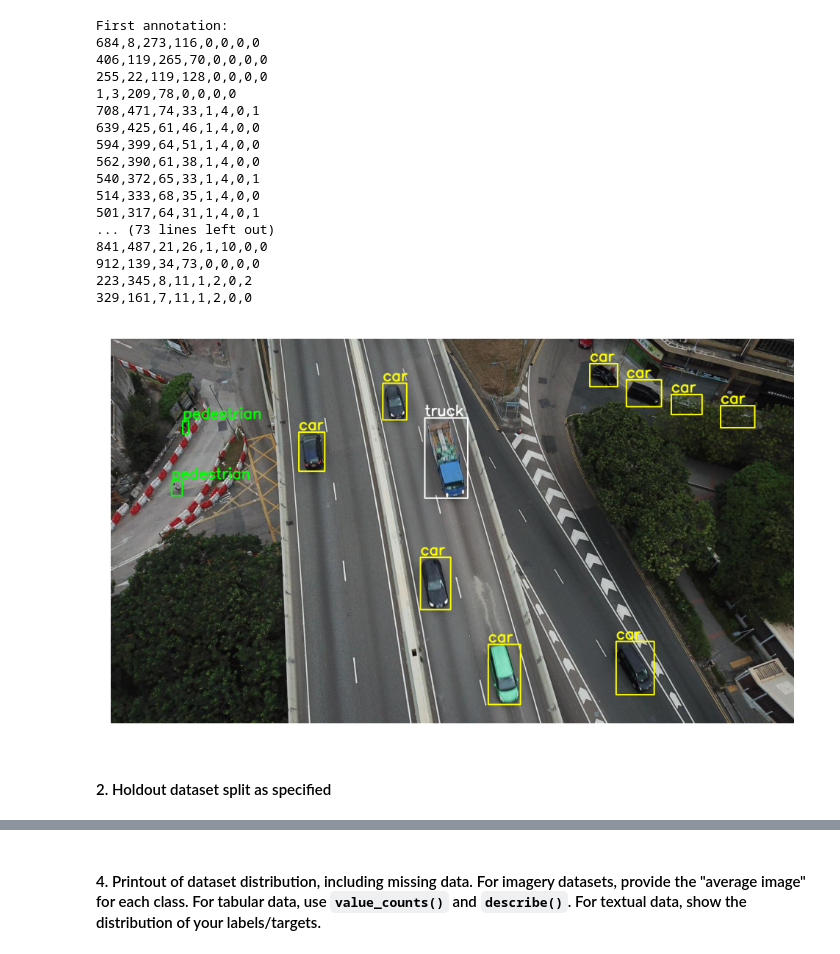
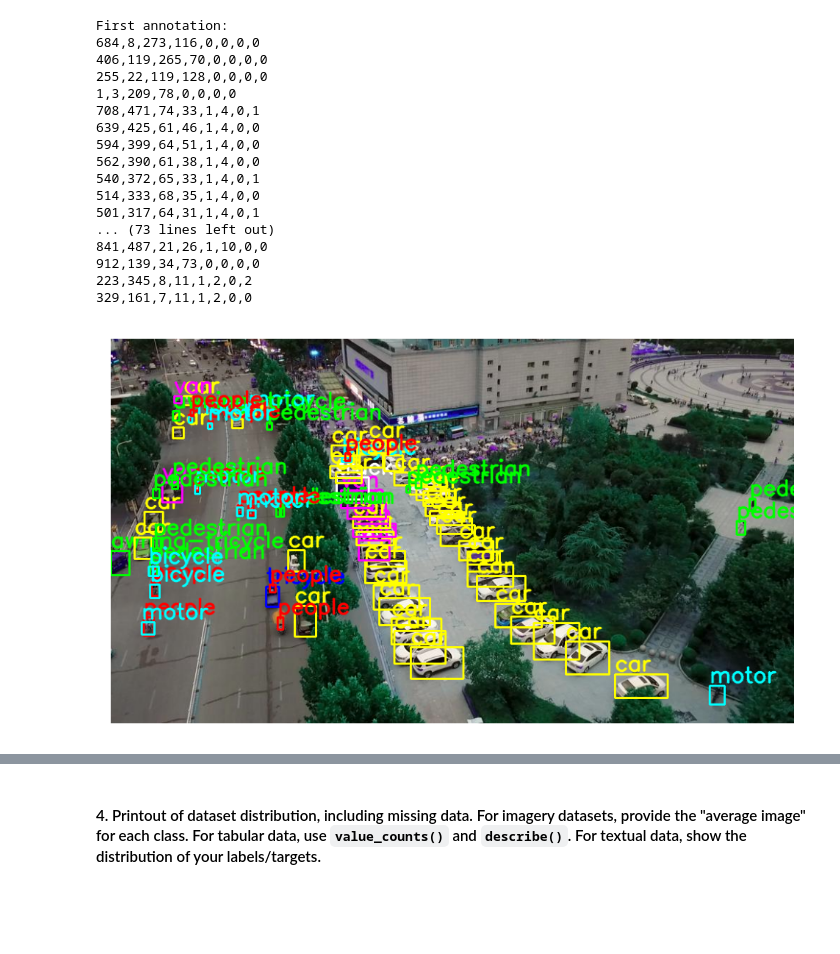
Before and after one commit to Division-Q/pytorch-retinanet, a Jupyter notebook: Part1/preprocess.ipynb, the cells around one changed output, grey strips where cells are left out. Drawn from its saved outputs; the diff is of its cells as text; code cells hidden in the pictures; blank space fills up the shorter version.

```diff
--- a/Part1/preprocess.ipynb
+++ b/Part1/preprocess.ipynb
@@ -68,3 +32,21 @@ from sklearn.model_selection import train_test_split
 
 # utils contains a bunch of functions I defined to help preprocess the data
 import utils
+
+
+dir_train = 'VisDrone2019-DET-train'
+dir_valid = 'VisDrone2019-DET-val'
+dir_test = 'VisDrone2019-DET-test'
+class_dict = {0: 'ignored-regions',
+              1: 'pedestrian',
+              2: 'people',
+              3: 'bicycle',
+              4: 'car',
+              5: 'van',
+              6: 'truck',
+              7: 'tricycle',
+              8: 'awning-tricycle',
+              9: 'bus',
+              10: 'motor',
+              11: 'others'
+              }
@@ -96,5 +53,5 @@ def get_img_anno(dir_dataset):
 # %%
-train_imgs, train_labels = get_img_anno(dir_train)
+train_imgs, train_labels = utils.get_dataset_paths(dir_train)
 # First 5 image paths
 print(train_imgs[:5])
 # First 5 annotation paths
@@ -227,50 +100,7 @@ print(y_path[0:5])
-# %%
-# Now the images and annotations need to be converted to torch.tensor objects
-
-# put annotations from image into a tensor
-# img_name without file extension
-def file_to_tensor(img_path, annot_path):
-    label = {
-        'boxes': [],
-        'labels': []
-    }
-    # iterate over each bounding box and add it to the tensor
-    with open(annot_path, 'r') as f:
-        lines = f.readlines()
-        for line in lines:
-            raw = line.split(',')
-            # only use annotations where the ground truth
-            # confidence is high (as opposed to 0)
-            if int(raw[4]) == 1:
-                # prep bounding box coordinates
-                x1 = int(raw[0])
-                y1 = int(raw[1])
-                x2 = int(raw[2])
-                y2 = int(raw[3])
-                label_index = int(raw[5])
-                label['boxes'].append([x1,y1,x2,y2])
-                label['labels'].append(label_index)
-
-    # convert arrays to tensors
-    label['boxes'] = torch.tensor(label['boxes'])
-    label['labels'] = torch.tensor(label['labels'])
-
-    # load image as a tensor
-    img_tensor = utils.load_img(img_path)
-    return img_tensor, label
-
-# convert all images to tensors
-X_tensors = []
-y_tensors = []
-for i, a in zip(X_path,y_path):
-    x, y = file_to_tensor(i,a)
-    X_tensors.append(x)
-    y_tensors.append(y)
-
-# show first annotated image
-im_np = utils.annotate_img(X_tensors[0], y_tensors[0])
-#cv2.imwrite('test_annot.png',im_np)
-# %% [output]
-[figure, removed]
-# %% [markdown]
-#### 2. Holdout dataset split as specified
+# %%
+# show first annotated image
+
+first_label = utils.create_label(train_labels[0])
+im_np = utils.annotate_img(first_img, first_label, class_dict)
+# %% [output]
+[figure, added]
```
Also changed, not shown: parts of 20 cells of this notebook, 1 other file.
